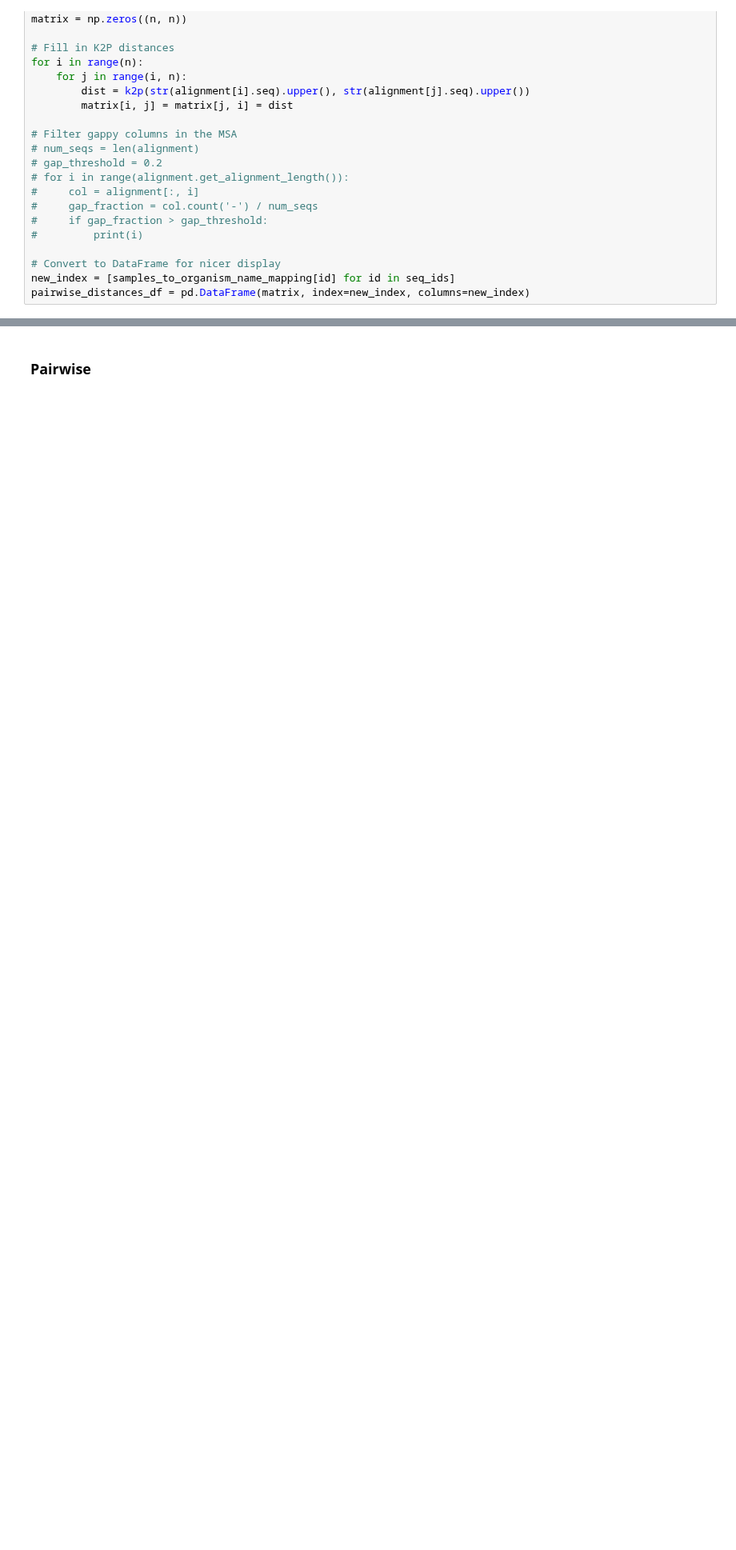
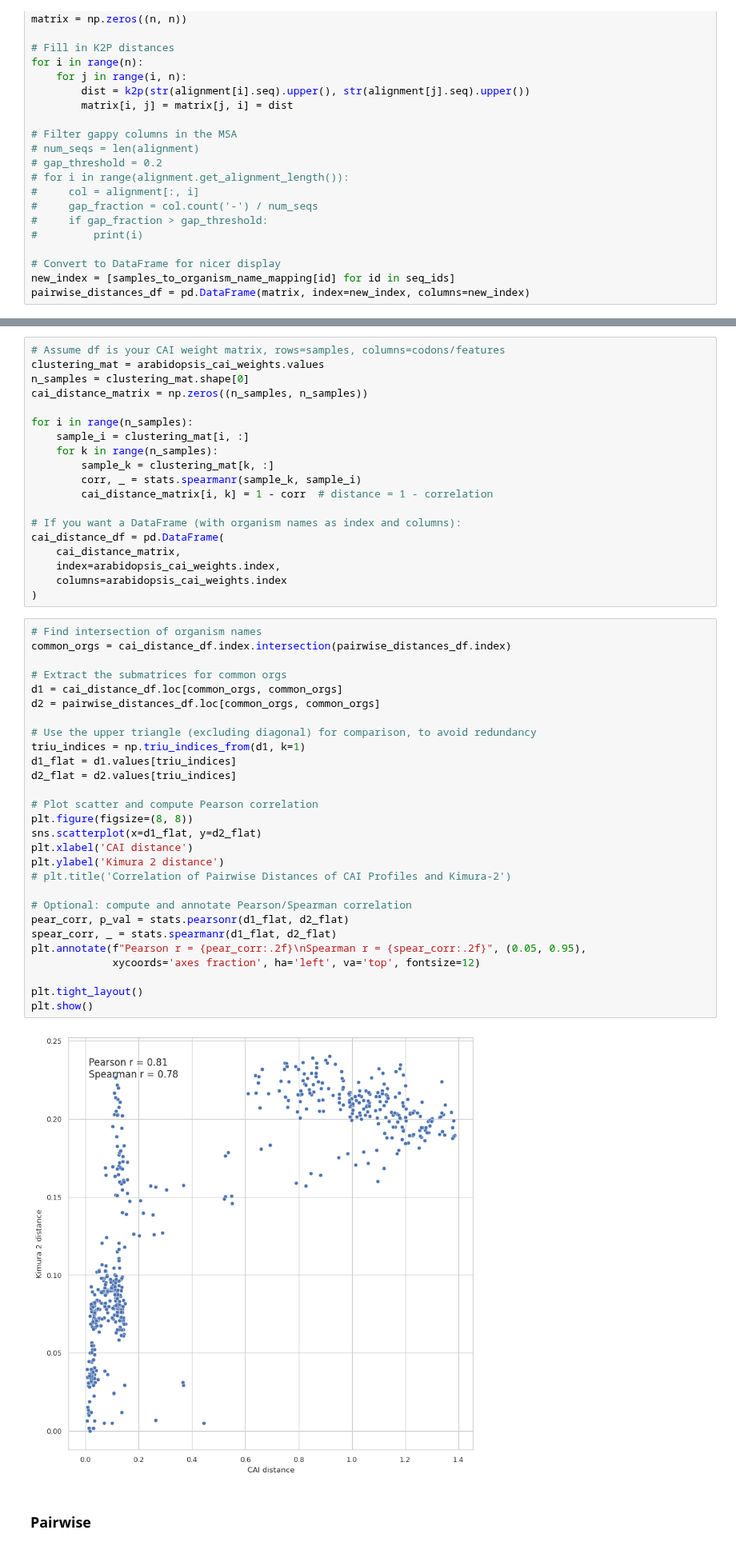
Before and after one commit to morikab/DCUB, a Jupyter notebook: analysis_arabidopsis.ipynb, the cells around one changed output, grey strips where cells are left out. Shown at 80% size. Drawn from its saved outputs; the diff is of its cells as text; blank space fills up the shorter version.

```diff
--- a/analysis_arabidopsis.ipynb
+++ b/analysis_arabidopsis.ipynb
@@ -375,3 +468,52 @@ plt.show()
+# %%
+# Assume df is your CAI weight matrix, rows=samples, columns=codons/features
+clustering_mat = arabidopsis_cai_weights.values
+n_samples = clustering_mat.shape[0]
+cai_distance_matrix = np.zeros((n_samples, n_samples))
+
+for i in range(n_samples):
+    sample_i = clustering_mat[i, :]
+    for k in range(n_samples):
+        sample_k = clustering_mat[k, :]
+        corr, _ = stats.spearmanr(sample_k, sample_i)
+        cai_distance_matrix[i, k] = 1 - corr  # distance = 1 - correlation
+
+# If you want a DataFrame (with organism names as index and columns):
+cai_distance_df = pd.DataFrame(
+    cai_distance_matrix,
+    index=arabidopsis_cai_weights.index,
+    columns=arabidopsis_cai_weights.index
+)
+# %%
+# Find intersection of organism names
+common_orgs = cai_distance_df.index.intersection(pairwise_distances_df.index)
+
+# Extract the submatrices for common orgs
+d1 = cai_distance_df.loc[common_orgs, common_orgs]
+d2 = pairwise_distances_df.loc[common_orgs, common_orgs]
+
+# Use the upper triangle (excluding diagonal) for comparison, to avoid redundancy
+triu_indices = np.triu_indices_from(d1, k=1)
+d1_flat = d1.values[triu_indices]
+d2_flat = d2.values[triu_indices]
+
+# Plot scatter and compute Pearson correlation
+plt.figure(figsize=(8, 8))
+sns.scatterplot(x=d1_flat, y=d2_flat)
+plt.xlabel('CAI distance')
+plt.ylabel('Kimura 2 distance')
+# plt.title('Correlation of Pairwise Distances of CAI Profiles and Kimura-2')
+
+# Optional: compute and annotate Pearson/Spearman correlation
+pear_corr, p_val = stats.pearsonr(d1_flat, d2_flat)
+spear_corr, _ = stats.spearmanr(d1_flat, d2_flat)
+plt.annotate(f"Pearson r = {pear_corr:.2f}\nSpearman r = {spear_corr:.2f}", (0.05, 0.95),
+             xycoords='axes fraction', ha='left', va='top', fontsize=12)
+
+plt.tight_layout()
+plt.show()
+# %% [output]
+[figure, added]
 # %% [markdown]
 ### Pairwise
 # %%
```
Also changed, not shown: parts of 28 cells of this notebook, 4 other files.
